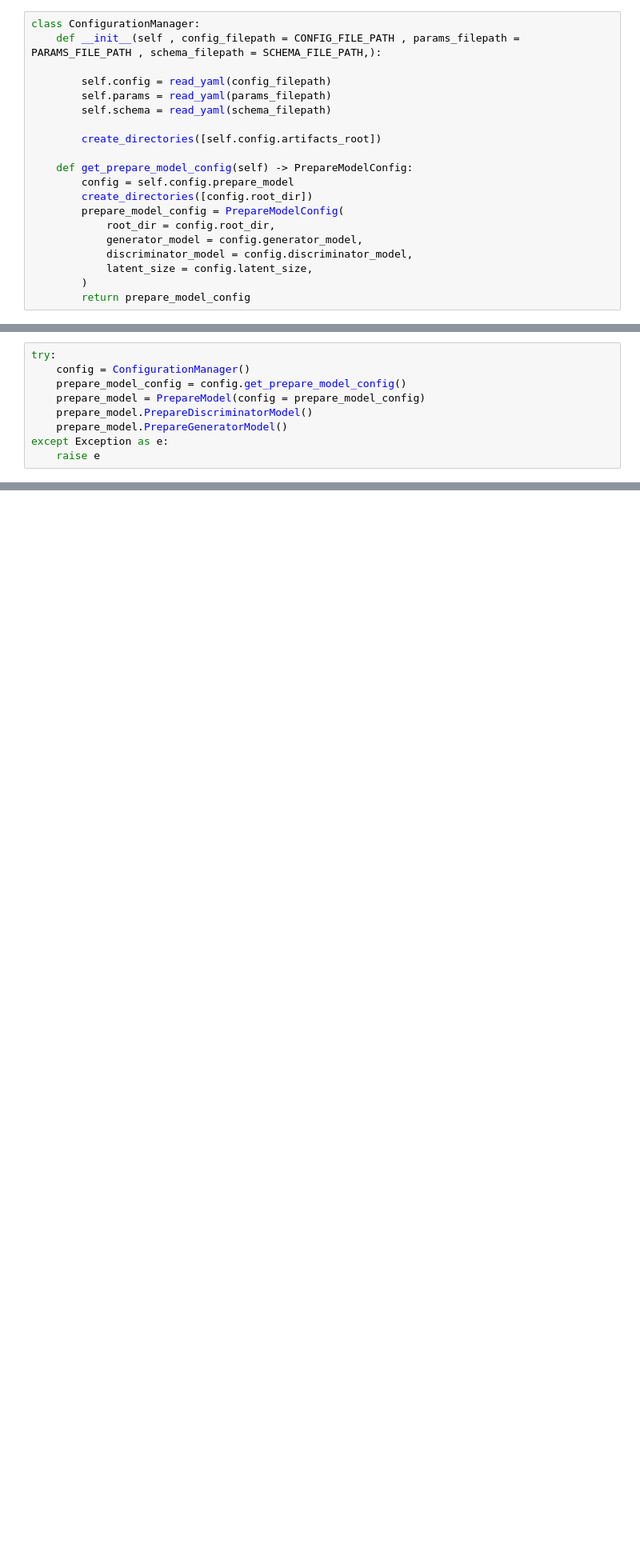
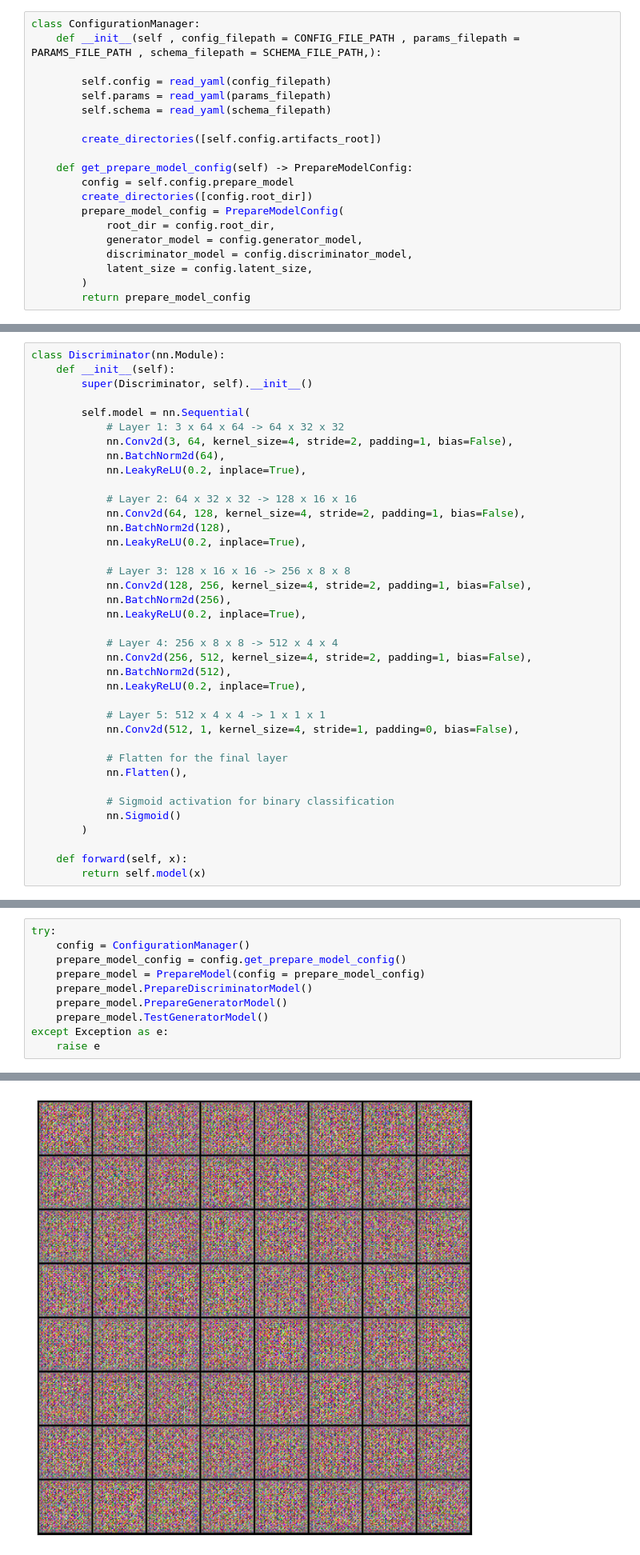
Before and after one commit to ij451r/Project-GAN-AnimeFaces, a Jupyter notebook: research/02_prepare_model.ipynb, the cells around one changed output, grey strips where cells are left out. Shown at 80% size. Cells and saved outputs as stored; diff of their text form; blank space fills up the shorter version.

```diff
--- a/research/02_prepare_model.ipynb
+++ b/research/02_prepare_model.ipynb
@@ -43,3 +79,41 @@ from AnimeFaces.utils.device_utils import get_default_device
+# %%
+class Discriminator(nn.Module):
+    def __init__(self):
+        super(Discriminator, self).__init__()
+
+        self.model = nn.Sequential(
+            # Layer 1: 3 x 64 x 64 -> 64 x 32 x 32
+            nn.Conv2d(3, 64, kernel_size=4, stride=2, padding=1, bias=False),
+            nn.BatchNorm2d(64),
+            nn.LeakyReLU(0.2, inplace=True),
+
+            # Layer 2: 64 x 32 x 32 -> 128 x 16 x 16
+            nn.Conv2d(64, 128, kernel_size=4, stride=2, padding=1, bias=False),
+            nn.BatchNorm2d(128),
+            nn.LeakyReLU(0.2, inplace=True),
+
+            # Layer 3: 128 x 16 x 16 -> 256 x 8 x 8
+            nn.Conv2d(128, 256, kernel_size=4, stride=2, padding=1, bias=False),
+            nn.BatchNorm2d(256),
+            nn.LeakyReLU(0.2, inplace=True),
+
+            # Layer 4: 256 x 8 x 8 -> 512 x 4 x 4
+            nn.Conv2d(256, 512, kernel_size=4, stride=2, padding=1, bias=False),
+            nn.BatchNorm2d(512),
+            nn.LeakyReLU(0.2, inplace=True),
+
+            # Layer 5: 512 x 4 x 4 -> 1 x 1 x 1
+            nn.Conv2d(512, 1, kernel_size=4, stride=1, padding=0, bias=False),
+
+            # Flatten for the final layer
+            nn.Flatten(),
+
+            # Sigmoid activation for binary classification
+            nn.Sigmoid()
+        )
+
+    def forward(self, x):
+        return self.model(x)
 # %%
 import torch.nn as nn
 import torch
@@ -116,6 +143,7 @@ try:
     prepare_model = PrepareModel(config = prepare_model_config)
     prepare_model.PrepareDiscriminatorModel()
     prepare_model.PrepareGeneratorModel()
+    prepare_model.TestGeneratorModel()
 except Exception as e:
     raise e
 # %% [output]
@@ -126,0 +157 @@ except Exception as e:
+[figure, added]
```
Also changed, not shown: parts of 4 cells of this notebook, 23 other files.
